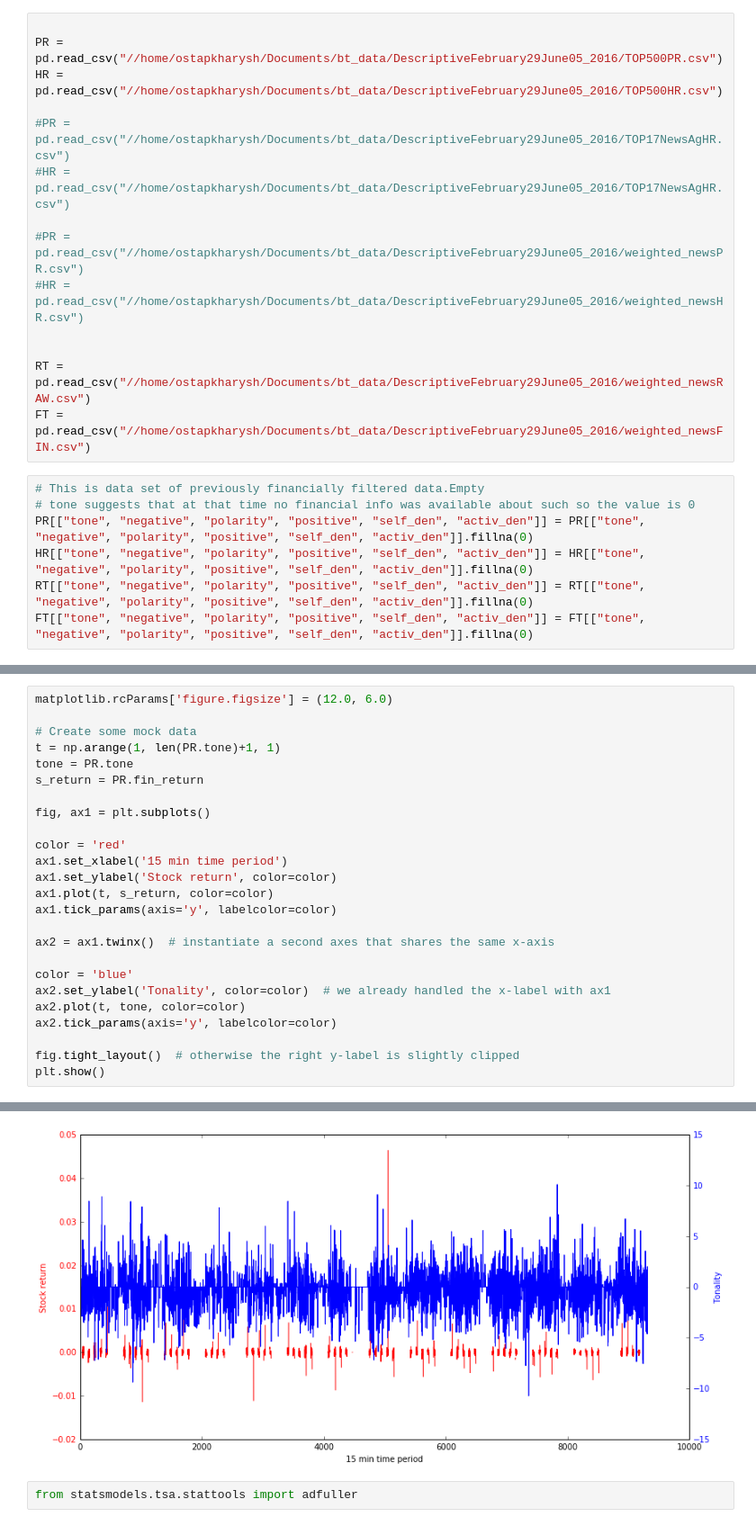
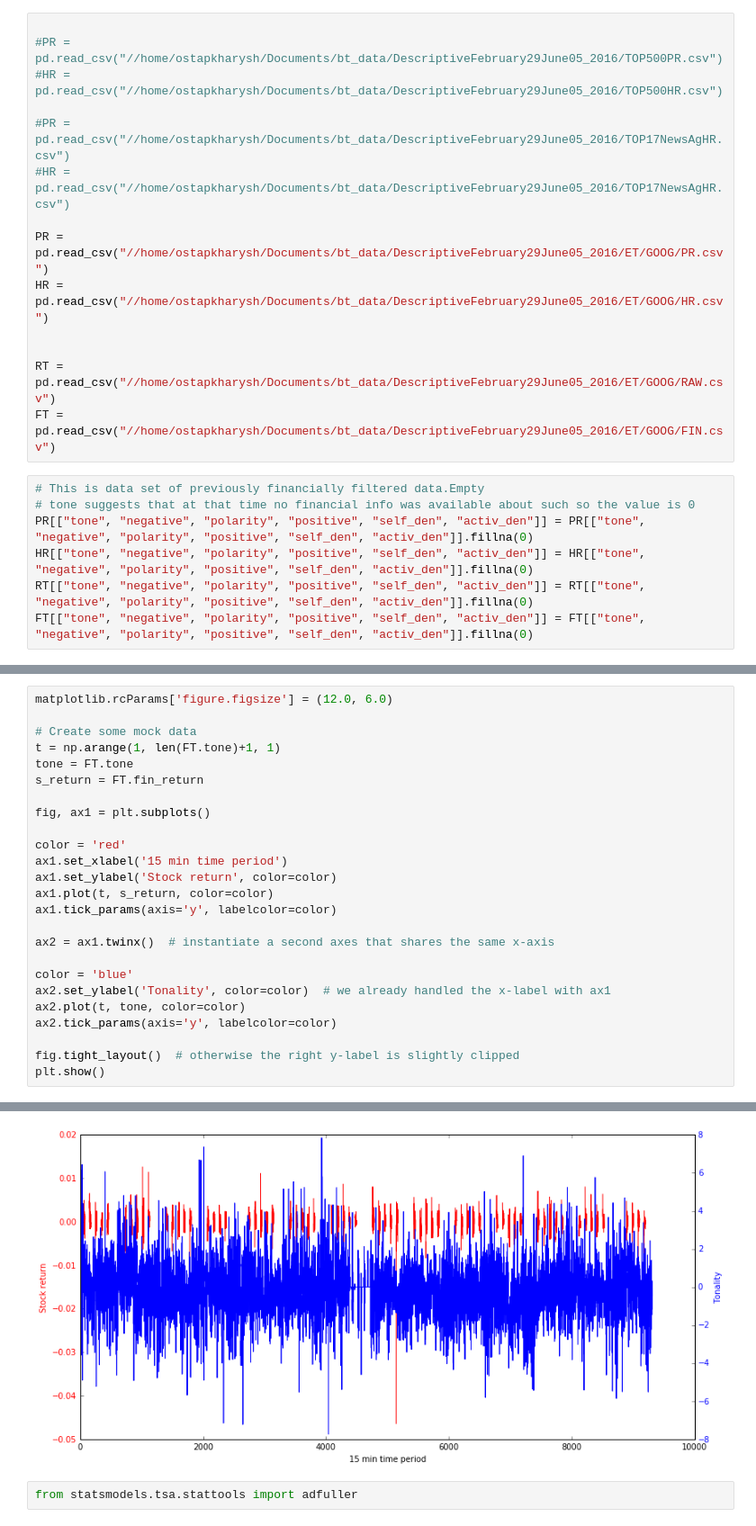
Before and after one commit to ostapkharysh/Stock-return-predictability, a Jupyter notebook: DESCRIPTIVE.ipynb, the cells around one changed output, grey strips where cells are left out. Shown: that part at 90% size. Cells and saved outputs as stored; diff of their text form.

```diff
--- a/DESCRIPTIVE.ipynb
+++ b/DESCRIPTIVE.ipynb
@@ -16,18 +16,18 @@ from statsmodels.graphics.tsaplots import plot_acf,plot_pacf
 Populating the interactive namespace from numpy and matplotlib
 # %%
 
-PR = pd.read_csv("//home/ostapkharysh/Documents/bt_data/DescriptiveFebruary29June05_2016/TOP500PR.csv")
-HR = pd.read_csv("//home/ostapkharysh/Documents/bt_data/DescriptiveFebruary29June05_2016/TOP500HR.csv")
+#PR = pd.read_csv("//home/ostapkharysh/Documents/bt_data/DescriptiveFebruary29June05_2016/TOP500PR.csv")
+#HR = pd.read_csv("//home/ostapkharysh/Documents/bt_data/DescriptiveFebruary29June05_2016/TOP500HR.csv")
 
 #PR = pd.read_csv("//home/ostapkharysh/Documents/bt_data/DescriptiveFebruary29June05_2016/TOP17NewsAgHR.csv")
 #HR = pd.read_csv("//home/ostapkharysh/Documents/bt_data/DescriptiveFebruary29June05_2016/TOP17NewsAgHR.csv")
 
-#PR = pd.read_csv("//home/ostapkharysh/Documents/bt_data/DescriptiveFebruary29June05_2016/weighted_newsPR.csv")
-#HR = pd.read_csv("//home/ostapkharysh/Documents/bt_data/DescriptiveFebruary29June05_2016/weighted_newsHR.csv")
+PR = pd.read_csv("//home/ostapkharysh/Documents/bt_data/DescriptiveFebruary29June05_2016/ET/GOOG/PR.csv")
+HR = pd.read_csv("//home/ostapkharysh/Documents/bt_data/DescriptiveFebruary29June05_2016/ET/GOOG/HR.csv")
 
 
-RT = pd.read_csv("//home/ostapkharysh/Documents/bt_data/DescriptiveFebruary29June05_2016/weighted_newsRAW.csv")
-FT = pd.read_csv("//home/ostapkharysh/Documents/bt_data/DescriptiveFebruary29June05_2016/weighted_newsFIN.csv")
+RT = pd.read_csv("//home/ostapkharysh/Documents/bt_data/DescriptiveFebruary29June05_2016/ET/GOOG/RAW.csv")
+FT = pd.read_csv("//home/ostapkharysh/Documents/bt_data/DescriptiveFebruary29June05_2016/ET/GOOG/FIN.csv")
 # %%
 # This is data set of previously financially filtered data.Empty
 # tone suggests that at that time no financial info was available about such so the value is 0
@@ -47,33 +51,33 @@ PR.head()
 # %%
 matplotlib.rcParams['figure.figsize'] = (12.0, 6.0)
 
 # Create some mock data
-t = np.arange(1, len(PR.tone)+1, 1)
-tone = PR.tone
-s_return = PR.fin_return
+t = np.arange(1, len(FT.tone)+1, 1)
+tone = FT.tone
+s_return = FT.fin_return
 
 fig, ax1 = plt.subplots()
 
 color = 'red'
 ax1.set_xlabel('15 min time period')
 ax1.set_ylabel('Stock return', color=color)
 ax1.plot(t, s_return, color=color)
 ax1.tick_params(axis='y', labelcolor=color)
 
 ax2 = ax1.twinx()  # instantiate a second axes that shares the same x-axis
 
 color = 'blue'
 ax2.set_ylabel('Tonality', color=color)  # we already handled the x-label with ax1
 ax2.plot(t, tone, color=color)
 ax2.tick_params(axis='y', labelcolor=color)
 
 fig.tight_layout()  # otherwise the right y-label is slightly clipped
 plt.show()
 # %% [output]
 The minimum supported version is 2.4.6
 
   ver=ver, min_ver=_MIN_NUMEXPR_VERSION), UserWarning)
-[figure, old version]
+[figure, new version]
 # %%
 from statsmodels.tsa.stattools import adfuller
 # %%
```
Also changed, not shown: parts of 66 cells of this notebook, 22 other files.
